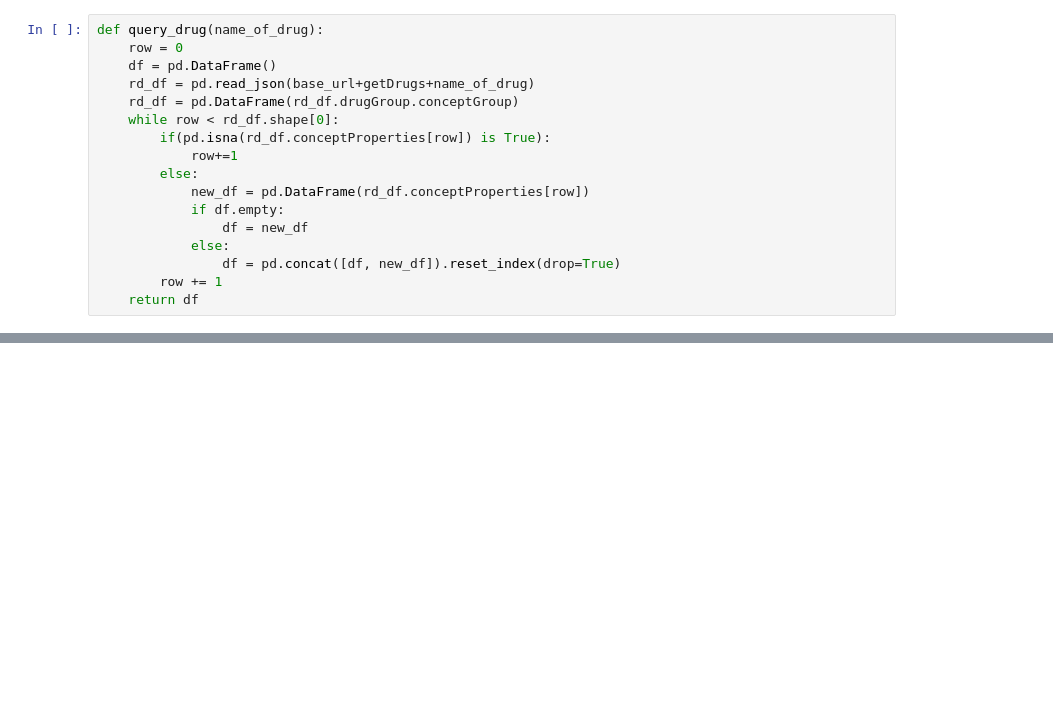
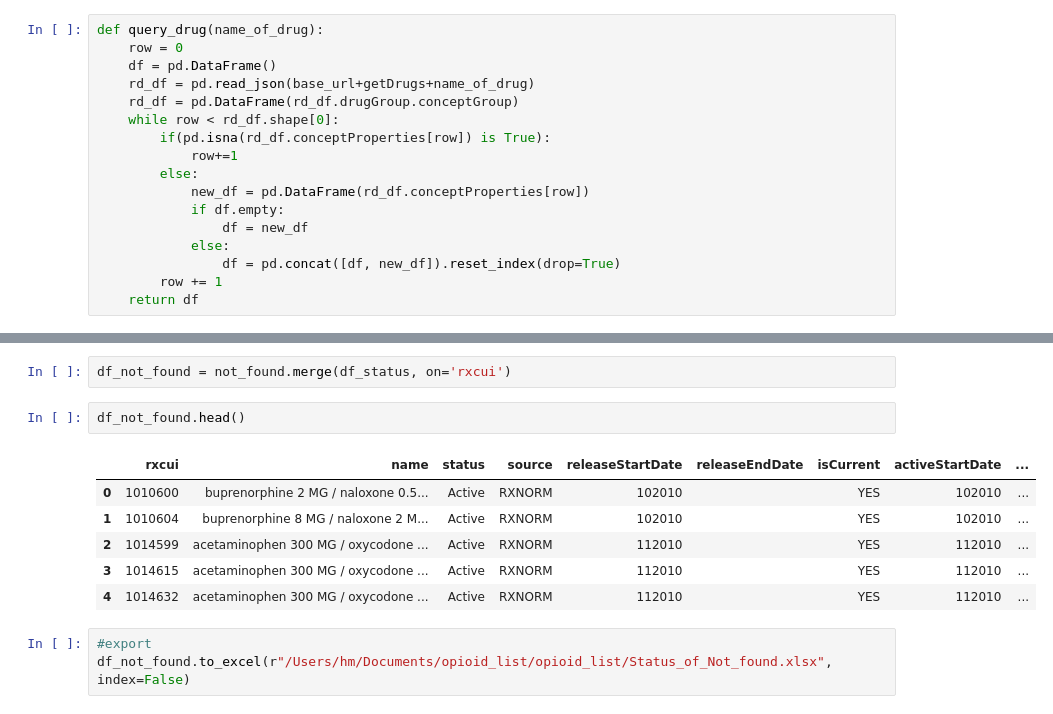
Before and after one commit to danielhmendoza01/Automatic_Code_Sets, a Jupyter notebook: Opioid_Query.ipynb, the cells around one changed output, grey strips where cells are left out. Cells and saved outputs as stored; diff of their text form; blank space fills up the shorter version.

```diff
--- a/Opioid_Query.ipynb
+++ b/Opioid_Query.ipynb
@@ -38,0 +249,14 @@ df.head()
+# %%
+df_not_found = not_found.merge(df_status, on='rxcui')
+# %%
+df_not_found.head()
+# %% [output]
+|  | rxcui | name | status | source | releaseStartDate | releaseEndDate | isCurrent | activeStartDate | ... |
+| 0 | 1010600 | buprenorphine 2 MG / naloxone 0.5... | Active | RXNORM | 102010 |  | YES | 102010 | ... |
+| 1 | 1010604 | buprenorphine 8 MG / naloxone 2 M... | Active | RXNORM | 102010 |  | YES | 102010 | ... |
+| 2 | 1014599 | acetaminophen 300 MG / oxycodone ... | Active | RXNORM | 112010 |  | YES | 112010 | ... |
+| 3 | 1014615 | acetaminophen 300 MG / oxycodone ... | Active | RXNORM | 112010 |  | YES | 112010 | ... |
+| 4 | 1014632 | acetaminophen 300 MG / oxycodone ... | Active | RXNORM | 112010 |  | YES | 112010 | ... |
+# %%
+#export
+df_not_found.to_excel(r"/Users/hm/Documents/opioid_list/opioid_list/Status_of_Not_found.xlsx", index=False)
```
Also changed, not shown: parts of 19 cells of this notebook, 3 other files.
